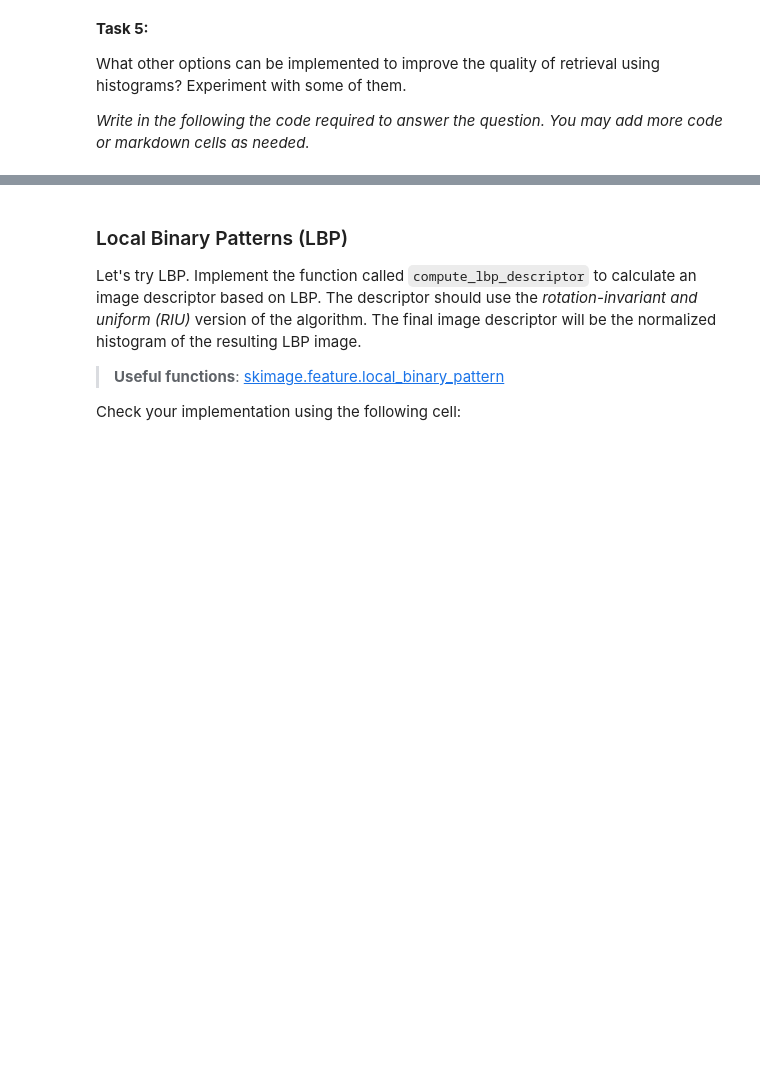
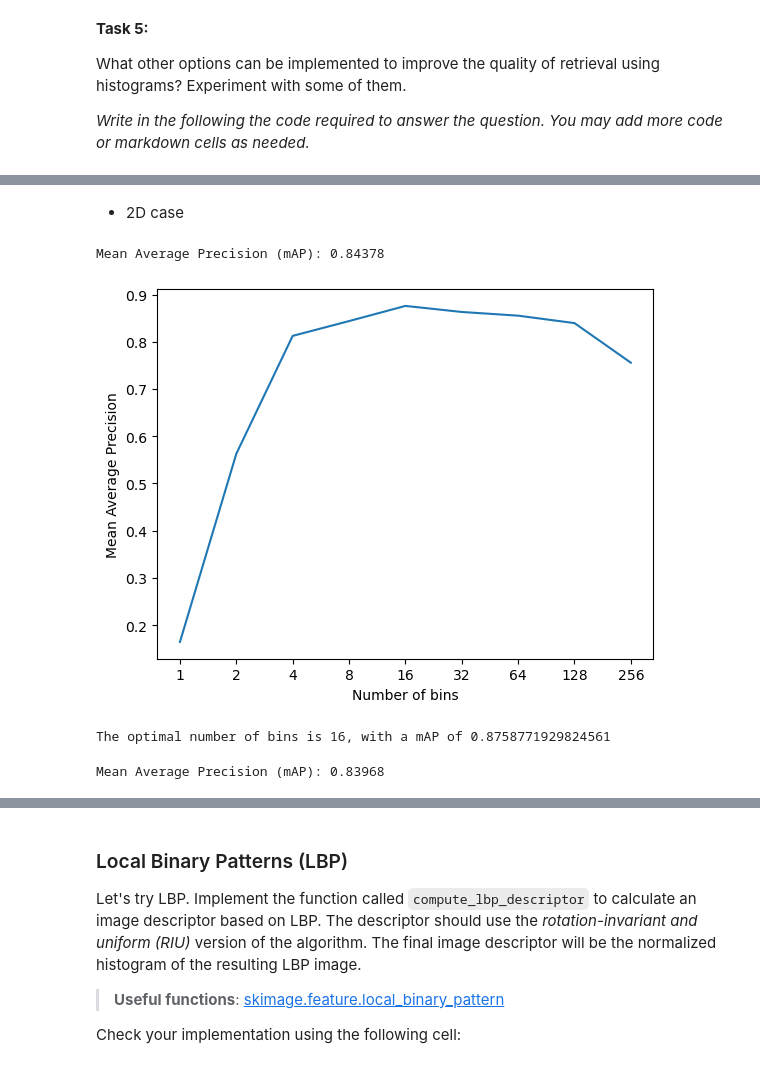
Before and after one commit to Frankwii/IIRBC_assignment1, a Jupyter notebook: 11762_Image_Description.ipynb, the cells around one changed output, grey strips where cells are left out. Drawn from its saved outputs; the diff is of its cells as text; code cells hidden in the pictures; blank space fills up the shorter version.

```diff
--- a/11762_Image_Description.ipynb
+++ b/11762_Image_Description.ipynb
@@ -313,0 +476,58 @@ What other options can be implemented to improve the quality of retrieval using
+# %% [markdown]
+- 2D case
+# %%
+def compute_2d_colorspace(img, bins_per_hist=32, type='HSV'):
+    if type == 'HSV':
+        img = cv2.cvtColor(img, cv2.COLOR_BGR2HSV)
+    elif type == 'LAB':
+        img = cv2.cvtColor(img, cv2.COLOR_BGR2LAB)
+    histograms = a1.compute_2d_color_hist(img,bins_per_hist)
+    return histograms
+# %%
+# Fill this variable with the resulting mAP
+mAP_hist_2d = 0.0
+
+# YOUR CODE HERE
+dataset = HolidaysDatasetHandler(dataset_dir, load_features=False)
+cbir = a1.CBIR(compute_2d_colorspace, bins_per_hist=8, type='HSV')
+mAP_hist_2d = a1.compute_mAP(cbir,dataset)
+# -----
+
+print('Mean Average Precision (mAP): %.5f' % mAP_hist_2d)
+# %% [output]
+Mean Average Precision (mAP): 0.84378
+# %%
+mAP_values = [0.0] * 9
+for k in range(9):
+    retriever = a1.CBIR(
+        compute_2d_colorspace,
+        bins_per_hist = 2**k,
+        type='HSV'
+    )
+
+    mAP_values[k]=a1.compute_mAP(retriever,dataset)
+
+plt.plot(mAP_values)
+plt.xlabel("Number of bins")
+plt.ylabel("Mean Average Precision")
+plt.xticks(list(range(9)), labels = [2**k for k in range(9)])
+plt.show()
+
+optimal_k = np.argmax(mAP_values)
+print(f"The optimal number of bins is {2**optimal_k}, with a mAP of {mAP_values[optimal_k]}")
+# %% [output]
+[figure, added]
+The optimal number of bins is 16, with a mAP of 0.8758771929824561
+# %%
+# Fill this variable with the resulting mAP
+mAP_hist_2d = 0.0
+
+# YOUR CODE HERE
+dataset = HolidaysDatasetHandler(dataset_dir, load_features=False)
+cbir = a1.CBIR(compute_2d_colorspace, bins_per_hist=8, type='LAB')
+mAP_hist_2d = a1.compute_mAP(cbir,dataset)
+# -----
+
+print('Mean Average Precision (mAP): %.5f' % mAP_hist_2d)
+# %% [output]
+Mean Average Precision (mAP): 0.83968
```
Also changed, not shown: parts of 14 cells of this notebook.
